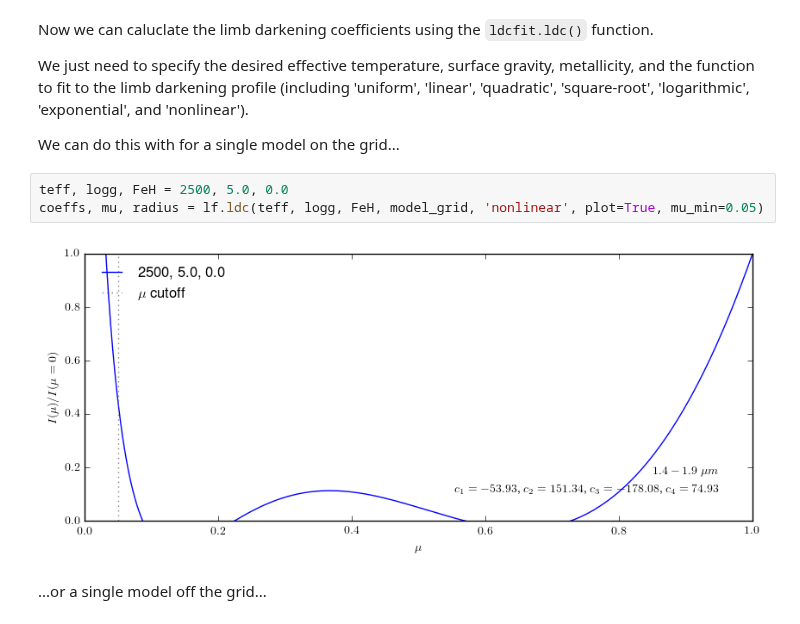
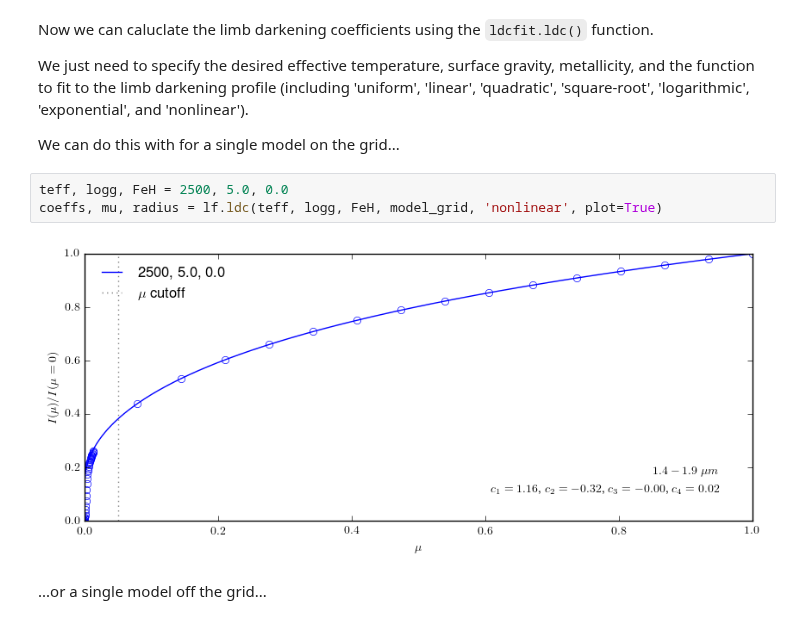
Before and after one commit to ExoCTK/exoctk, a Jupyter notebook: ExoCTK/ldc/ldc_demo.ipynb, the cells around one changed output. Drawn from its saved outputs; the diff is of its cells as text.

```diff
--- a/ExoCTK/ldc/ldc_demo.ipynb
+++ b/ExoCTK/ldc/ldc_demo.ipynb
@@ -68,9 +68,9 @@ We just need to specify the desired effective temperature, surface gravity, meta
 We can do this with for a single model on the grid...
 # %%
 teff, logg, FeH = 2500, 5.0, 0.0
-coeffs, mu, radius = lf.ldc(teff, logg, FeH, model_grid, 'nonlinear', plot=True, mu_min=0.05)
+coeffs, mu, radius = lf.ldc(teff, logg, FeH, model_grid, 'nonlinear', plot=True)
 # %% [output]
-[figure, old version]
+[figure, new version]
 # %% [markdown]
 ...or a single model off the grid...
 # %%
```
Also changed, not shown: parts of 4 cells of this notebook, 2 other files.
